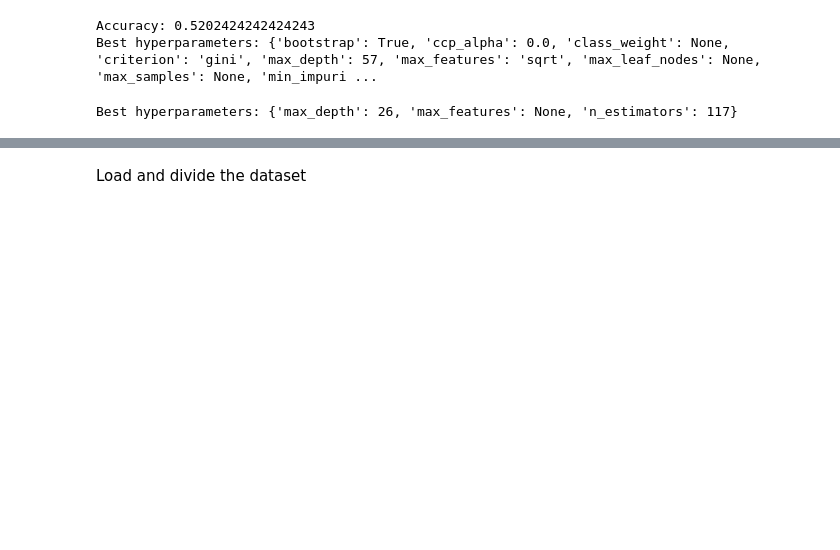
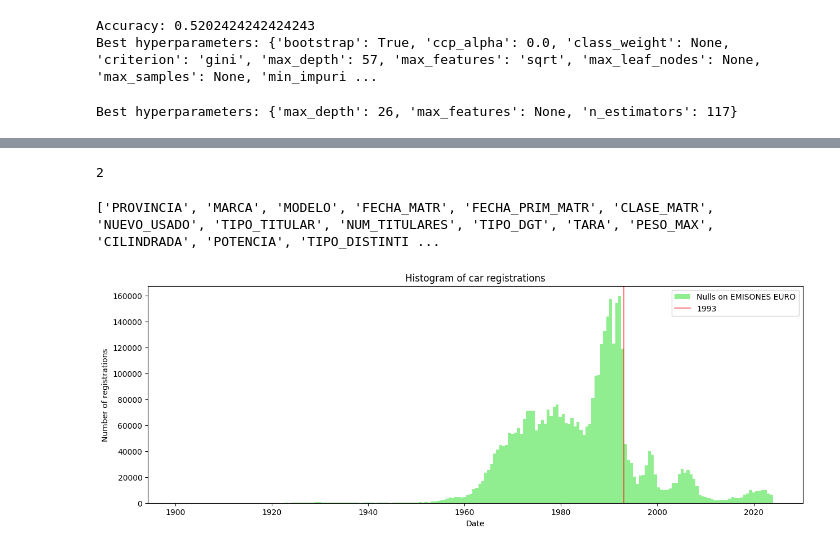
Before and after one commit to DaniBedmar/TFM-Air-Quality-Forecasting, a Jupyter notebook: Notebooks/predict_EMISIONES_EURO.ipynb, the cells around one changed output, grey strips where cells are left out. Drawn from its saved outputs; the diff is of its cells as text; code cells hidden in the pictures; blank space fills up the shorter version.

```diff
--- a/Notebooks/predict_EMISIONES_EURO.ipynb
+++ b/Notebooks/predict_EMISIONES_EURO.ipynb
@@ -385,5 +250,17 @@ Accuracy with sqrt max features: 0.5055757575757576
-# %% [markdown]
-Load and divide the dataset
 # %%
 path = os.path.join("..","Data", "DGT")
 complete_park = os.path.join(path,'Parque_exacto','clean_park.csv')
+model_file = os.path.join("..","Models","rf_model2.pkl")
+
+loaded_model = pickle.load(open(model_file, 'rb'))
+params = loaded_model.get_params()
+
+param_grid = {
+    'n_estimators': list(range(params['n_estimators'] - 25, params['n_estimators'] + 25, 5)),
+    'max_depth': list(range(params['max_depth'] - 5, params['max_depth'] + 5, 1)),
+    'max_features': params['max_features'],
+    'min_samples_split': params['min_samples_split'],
+    'min_samples_leaf': params['min_samples_leaf']
+}
+# %% [output]
+2
@@ -393,0 +329,47 @@ columns = ['FABRICANTE','MARCA','MODELO','TIPO','VARIANTE','VERSION','FECHA_MATR
+# %%
+path = os.path.join("..","Data", "DGT")
+clean_park = os.path.join(path,'Parque_exacto','clean_park.csv')
+
+park = pl.scan_csv(clean_park,separator='|', schema=types_parque_post)
+park = park.collect()
+park = park.null_count()
+["PROVINCIA","MARCA","MODELO","FECHA_MATR","FECHA_PRIM_MATR","CLASE_MATR",
+"TIPO_TITULAR","NUM_TITULARES","TIPO_DGT","TARA","PESO_MAX","CILINDRADA",
+"POTENCIA","TIPO_DISTINTIVO","PLAZAS","PLAZAS_MAX"]
+# Step 2: melt it (turn it into two columns: "column" and "null_count")
+null_counts_melted = park.melt(variable_name="column", value_name="null_count")
+
+# Step 3: filter columns with null_count == 0
+columns_without_nulls = null_counts_melted.filter(
+    pl.col("null_count") == 0
+)["column"].to_list()
+
+print(columns_without_nulls)
+# %% [output]
+['PROVINCIA', 'MARCA', 'MODELO', 'FECHA_MATR', 'FECHA_PRIM_MATR', 'CLASE_MATR', 'NUEVO_USADO', 'TIPO_TITULAR', 'NUM_TITULARES', 'TIPO_DGT', 'TARA', 'PESO_MAX', 'CILINDRADA', 'POTENCIA', 'TIPO_DISTINTI ...
+# %%
+import matplotlib.pyplot as plt
+import datetime
+
+faltan = parke.filter(pl.col('EMISIONES_EURO').is_null()).select('FECHA_PRIM_MATR').get_columns()[0]
+faltan_list = faltan.to_list()
+
+fig, ax = plt.subplots(1, 1, figsize=(15, 5))
+
+ax.hist(faltan_list,
+        bins=200,
+        log=False,
+        alpha=1,
+        color='lightgreen',
+        label='Nulls on EMISONES EURO')
+
+ax.axvline(x=datetime.date(1993, 1, 1), color='red', label='1993', alpha=0.5)
+
+ax.set_title('Histogram of car registrations')
+ax.set_xlabel('Date')
+ax.set_ylabel('Number of registrations')
+ax.legend()
+
+plt.show()
+# %% [output]
+[figure, added]
```
Also changed, not shown: parts of 22 cells of this notebook, 6 other files.
